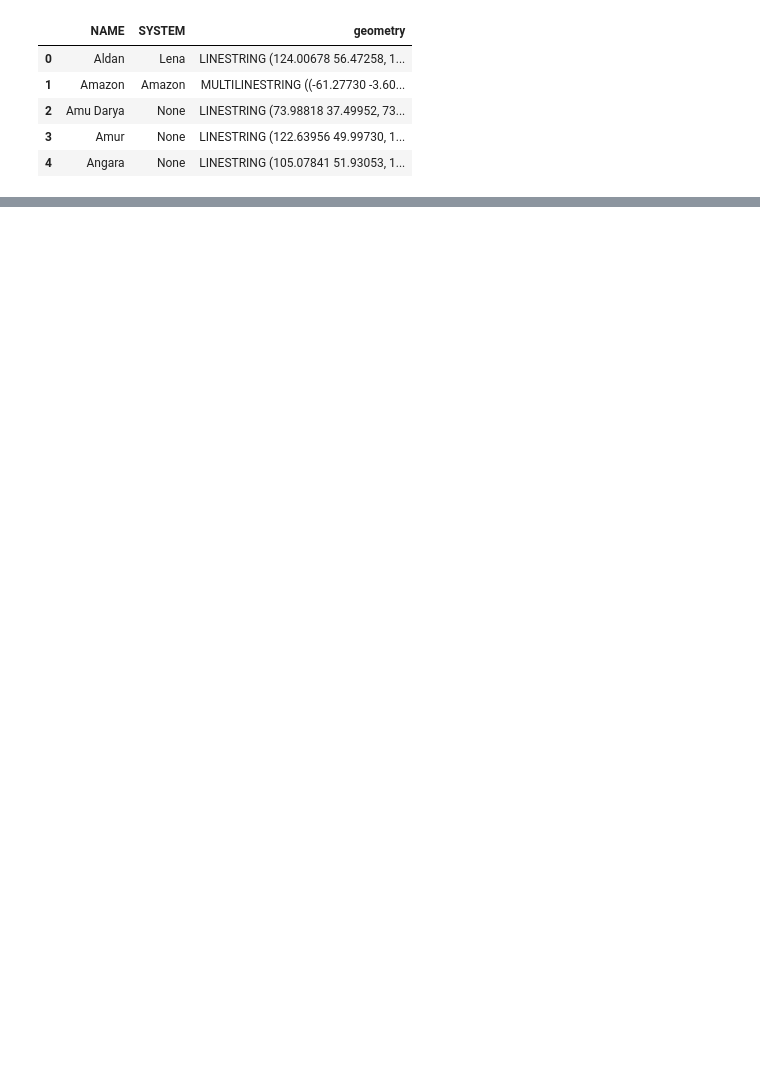
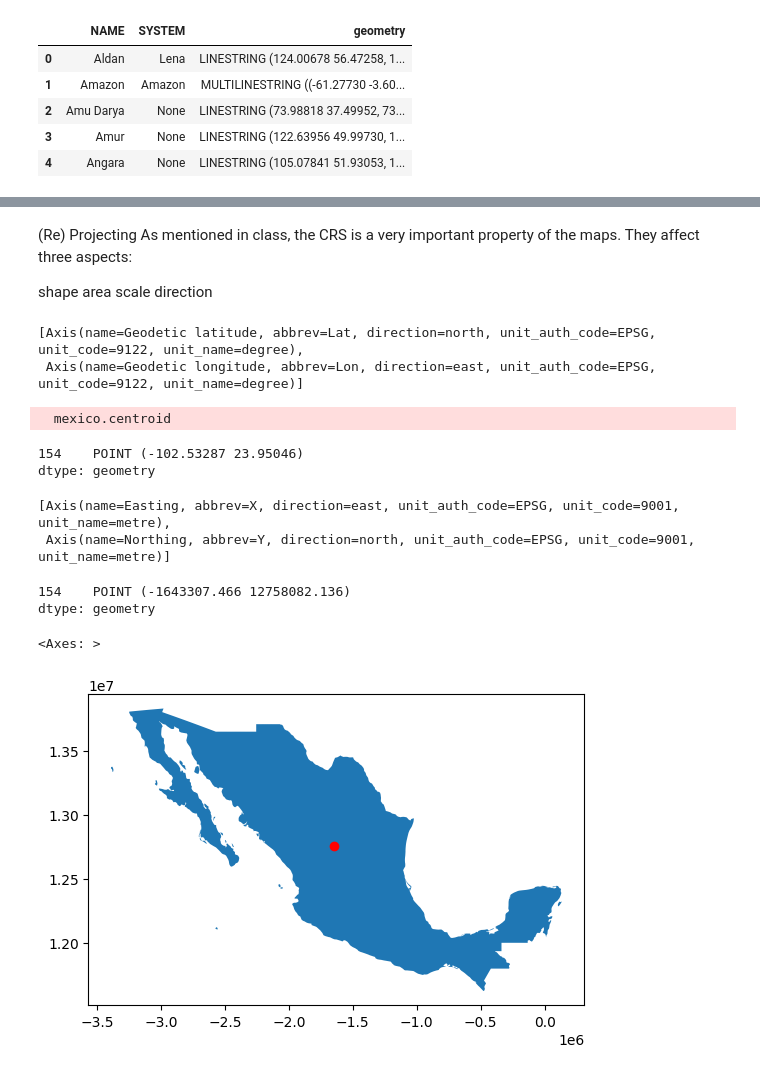
Before and after one commit to Ricardoabelhp/introgeodf, a Jupyter notebook: rhp_geopandas.ipynb, the cells around one changed output, grey strips where cells are left out. Cells and saved outputs as stored; diff of their text form; code cells hidden in the pictures; blank space fills up the shorter version.

```diff
--- a/rhp_geopandas.ipynb
+++ b/rhp_geopandas.ipynb
@@ -292,0 +300,41 @@ ValueError: aspect must be finite and positive
+# %% [markdown]
+(Re) Projecting
+As mentioned in class, the CRS is a very important property of the maps. They affect three aspects:
+
+shape
+area
+scale
+direction
+# %%
+# unit is in degrees:
+mexico.crs.axis_info
+# %% [output]
+[Axis(name=Geodetic latitude, abbrev=Lat, direction=north, unit_auth_code=EPSG, unit_code=9122, unit_name=degree),
+ Axis(name=Geodetic longitude, abbrev=Lon, direction=east, unit_auth_code=EPSG, unit_code=9122, unit_name=degree)]
+# %%
+# centroid
+mexico.centroid
+# %% [output]
+  mexico.centroid
+154    POINT (-102.53287 23.95046)
+dtype: geometry
+# %%
+# recommended for Brazil (meters)
+mexico.to_crs(5641).crs.axis_info
+# %% [output]
+[Axis(name=Easting, abbrev=X, direction=east, unit_auth_code=EPSG, unit_code=9001, unit_name=metre),
+ Axis(name=Northing, abbrev=Y, direction=north, unit_auth_code=EPSG, unit_code=9001, unit_name=metre)]
+# %%
+# this works with no warning
+mexico.to_crs(5641).centroid
+# %% [output]
+154    POINT (-1643307.466 12758082.136)
+dtype: geometry
+# %%
+# replotting:
+
+base5641=mexico.to_crs(5641).plot()
+mexico.to_crs(5641).centroid.plot(color='red',ax=base5641)
+# %% [output]
+<Axes: >
+[figure, added]
```
Also changed, not shown: parts of 14 cells of this notebook, 2 other files.
